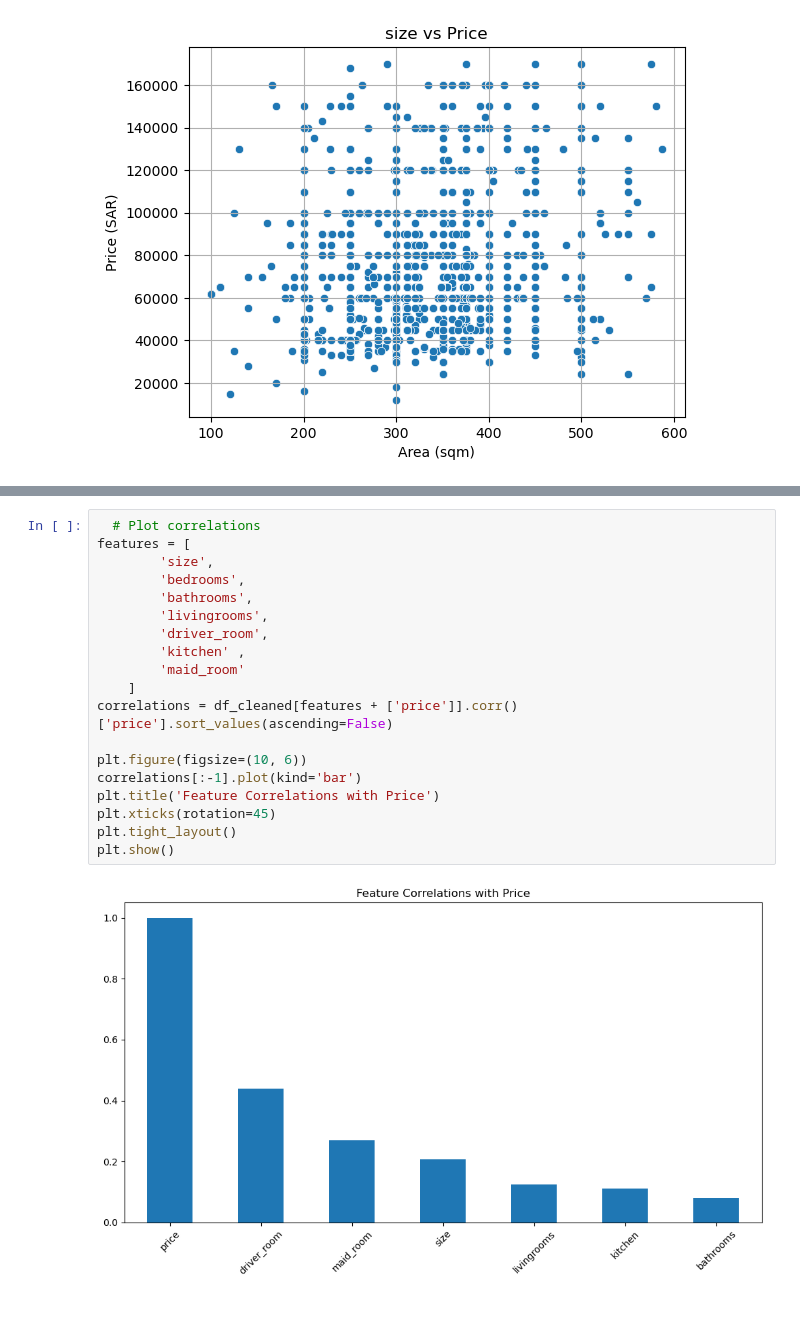
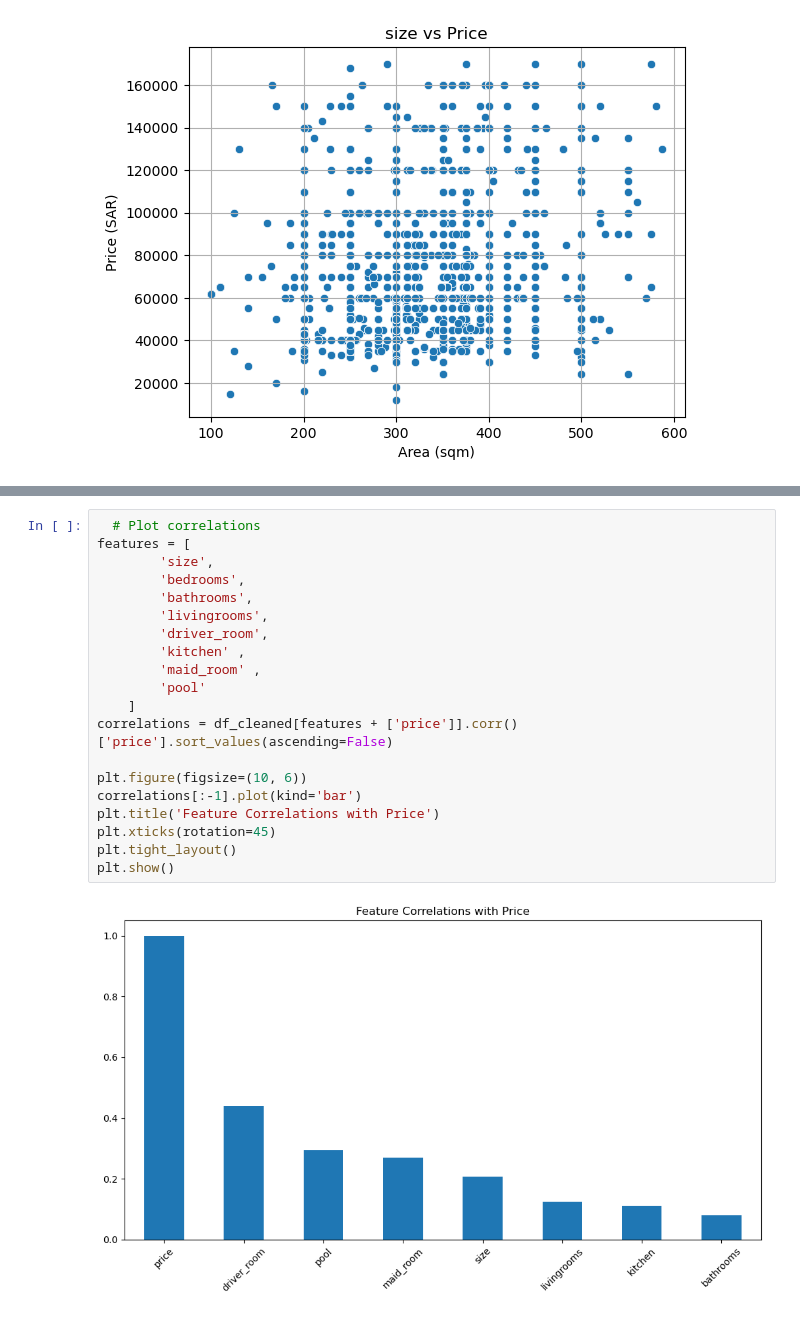
Before and after one commit to omaribrahim90/Aqar_pred, a Jupyter notebook: Aqar.ipynb, the cells around one changed output, grey strips where cells are left out. Saved outputs shown, nothing was run; the diff lists cells and outputs as text.

```diff
--- a/Aqar.ipynb
+++ b/Aqar.ipynb
@@ -233,21 +224,22 @@ Name: price, dtype: float64
 # %%
   # Plot correlations
 features = [
         'size',
         'bedrooms',
         'bathrooms',
         'livingrooms',
         'driver_room',
         'kitchen' ,
-        'maid_room'
+        'maid_room' ,
+        'pool'
     ]
 correlations = df_cleaned[features + ['price']].corr()['price'].sort_values(ascending=False)
 
 plt.figure(figsize=(10, 6))
 correlations[:-1].plot(kind='bar')
 plt.title('Feature Correlations with Price')
 plt.xticks(rotation=45)
 plt.tight_layout()
 plt.show()
 # %% [output]
-[figure, old version]
+[figure, new version]
```
Also changed, not shown: parts of 8 cells of this notebook.
